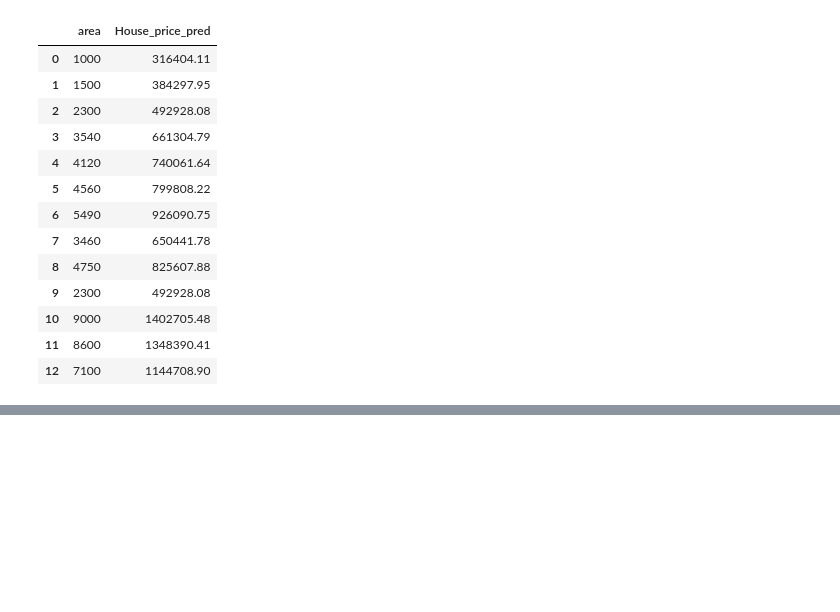
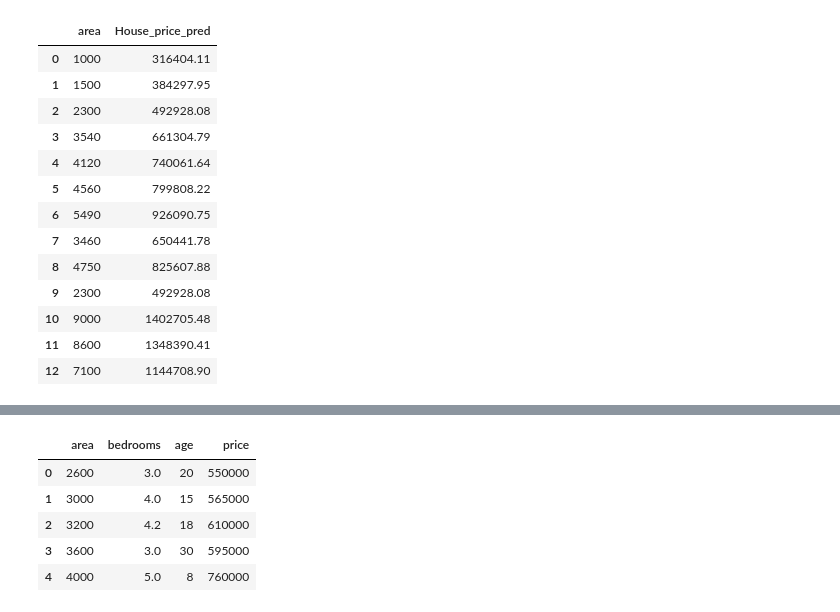
Before and after one commit to Ayomide906/MyProjects, a Jupyter notebook: Project3/linear_regression_mode.ipynb, the cells around one changed output, grey strips where cells are left out. Cells and saved outputs as stored; diff of their text form; code cells hidden in the pictures; blank space fills up the shorter version.

```diff
--- a/Project3/linear_regression_mode.ipynb
+++ b/Project3/linear_regression_mode.ipynb
@@ -78,0 +100,9 @@ df2.to_csv('Predicted_house_price.csv',index=False)
+# %%
+df_mv.head()
+# %% [output]
+|  | area | bedrooms | age | price |
+| 0 | 2600 | 3.0 | 20 | 550000 |
+| 1 | 3000 | 4.0 | 15 | 565000 |
+| 2 | 3200 | 4.2 | 18 | 610000 |
+| 3 | 3600 | 3.0 | 30 | 595000 |
+| 4 | 4000 | 5.0 | 8 | 760000 |
```
Also changed, not shown: parts of 5 cells of this notebook, 6 other files.
